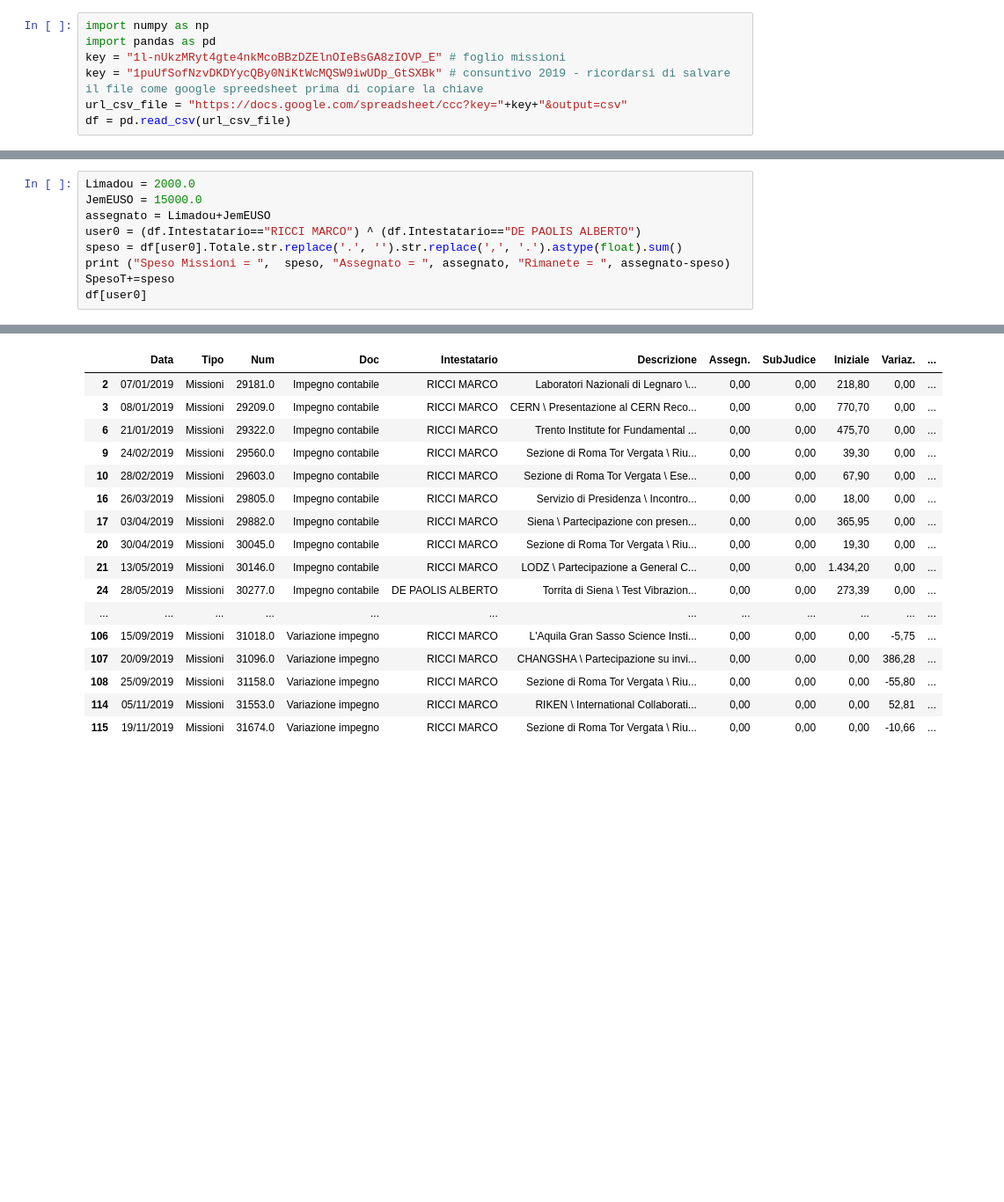
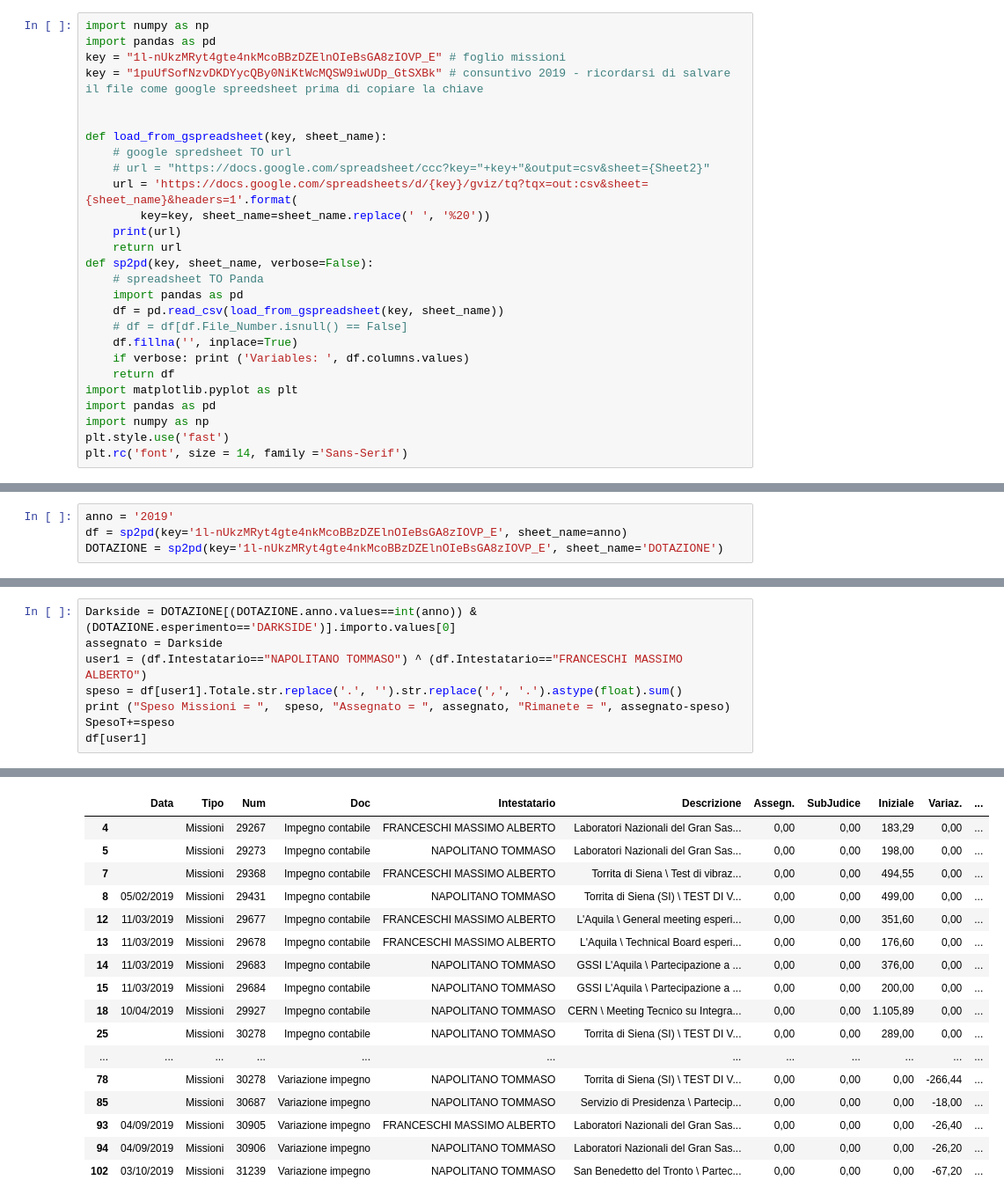
Before and after one commit to gmazzitelli/GSN2, a Jupyter notebook: MissioniDotazioni.ipynb, the cells around one changed output, grey strips where cells are left out. Shown at 88% size. Saved outputs shown, nothing was run; the diff lists cells and outputs as text; blank space fills up the shorter version.

```diff
--- a/MissioniDotazioni.ipynb
+++ b/MissioniDotazioni.ipynb
@@ -15,5 +12,25 @@ import numpy as np
 import pandas as pd
 key = "1l-nUkzMRyt4gte4nkMcoBBzDZElnOIeBsGA8zIOVP_E" # foglio missioni
 key = "1puUfSofNzvDKDYycQBy0NiKtWcMQSW9iwUDp_GtSXBk" # consuntivo 2019 - ricordarsi di salvare il file come google spreedsheet prima di copiare la chiave
-url_csv_file = "https://docs.google.com/spreadsheet/ccc?key="+key+"&output=csv"
-df = pd.read_csv(url_csv_file)
+
+
+def load_from_gspreadsheet(key, sheet_name):
+    # google spredsheet TO url
+    # url = "https://docs.google.com/spreadsheet/ccc?key="+key+"&output=csv&sheet={Sheet2}"
+    url = 'https://docs.google.com/spreadsheets/d/{key}/gviz/tq?tqx=out:csv&sheet={sheet_name}&headers=1'.format(
+        key=key, sheet_name=sheet_name.replace(' ', '%20'))
+    print(url)
+    return url
+def sp2pd(key, sheet_name, verbose=False):
+    # spreadsheet TO Panda
+    import pandas as pd
+    df = pd.read_csv(load_from_gspreadsheet(key, sheet_name))
+    # df = df[df.File_Number.isnull() == False]
+    df.fillna('', inplace=True)
+    if verbose: print ('Variables: ', df.columns.values)
+    return df
+import matplotlib.pyplot as plt
+import pandas as pd
+import numpy as np
+plt.style.use('fast')
+plt.rc('font', size = 14, family ='Sans-Serif')
@@ -35,0 +37,4 @@ df
+# %%
+anno = '2019'
+df = sp2pd(key='1l-nUkzMRyt4gte4nkMcoBBzDZElnOIeBsGA8zIOVP_E', sheet_name=anno)
+DOTAZIONE = sp2pd(key='1l-nUkzMRyt4gte4nkMcoBBzDZElnOIeBsGA8zIOVP_E', sheet_name='DOTAZIONE')
@@ -62,12 +95,11 @@ Rettaroli Alessio              1
 DELL'AGNELLO SIMONE            1
 Name: Intestatario, dtype: int64
 # %%
-Limadou = 2000.0
-JemEUSO = 15000.0
-assegnato = Limadou+JemEUSO
-user0 = (df.Intestatario=="RICCI MARCO") ^ (df.Intestatario=="DE PAOLIS ALBERTO")
-speso = df[user0].Totale.str.replace('.', '').str.replace(',', '.').astype(float).sum()
+Darkside = DOTAZIONE[(DOTAZIONE.anno.values==int(anno)) & (DOTAZIONE.esperimento=='DARKSIDE')].importo.values[0]
+assegnato = Darkside
+user1 = (df.Intestatario=="NAPOLITANO TOMMASO") ^ (df.Intestatario=="FRANCESCHI MASSIMO ALBERTO")
+speso = df[user1].Totale.str.replace('.', '').str.replace(',', '.').astype(float).sum()
 print ("Speso Missioni = ",  speso, "Assegnato = ", assegnato, "Rimanete = ", assegnato-speso)
 SpesoT+=speso
-df[user0]
+df[user1]
 # %% [output]
@@ -75,18 +107,18 @@ Speso Missioni =  17962.190000000002 Assegnato =  17000.0 Rimanete =  -962.19000
 |  | Data | Tipo | Num | Doc | Intestatario | Descrizione | Assegn. | SubJudice | Iniziale | Variaz. | ... |
-| 2 | 07/01/2019 | Missioni | 29181.0 | Impegno contabile | RICCI MARCO | Laboratori Nazionali di Legnaro \... | 0,00 | 0,00 | 218,80 | 0,00 | ... |
-| 3 | 08/01/2019 | Missioni | 29209.0 | Impegno contabile | RICCI MARCO | CERN \ Presentazione al CERN Reco... | 0,00 | 0,00 | 770,70 | 0,00 | ... |
-| 6 | 21/01/2019 | Missioni | 29322.0 | Impegno contabile | RICCI MARCO | Trento Institute for Fundamental ... | 0,00 | 0,00 | 475,70 | 0,00 | ... |
-| 9 | 24/02/2019 | Missioni | 29560.0 | Impegno contabile | RICCI MARCO | Sezione di Roma Tor Vergata \ Riu... | 0,00 | 0,00 | 39,30 | 0,00 | ... |
-| 10 | 28/02/2019 | Missioni | 29603.0 | Impegno contabile | RICCI MARCO | Sezione di Roma Tor Vergata \ Ese... | 0,00 | 0,00 | 67,90 | 0,00 | ... |
-| 16 | 26/03/2019 | Missioni | 29805.0 | Impegno contabile | RICCI MARCO | Servizio di Presidenza \ Incontro... | 0,00 | 0,00 | 18,00 | 0,00 | ... |
-| 17 | 03/04/2019 | Missioni | 29882.0 | Impegno contabile | RICCI MARCO | Siena \ Partecipazione con presen... | 0,00 | 0,00 | 365,95 | 0,00 | ... |
-| 20 | 30/04/2019 | Missioni | 30045.0 | Impegno contabile | RICCI MARCO | Sezione di Roma Tor Vergata \ Riu... | 0,00 | 0,00 | 19,30 | 0,00 | ... |
-| 21 | 13/05/2019 | Missioni | 30146.0 | Impegno contabile | RICCI MARCO | LODZ \ Partecipazione a General C... | 0,00 | 0,00 | 1.434,20 | 0,00 | ... |
-| 24 | 28/05/2019 | Missioni | 30277.0 | Impegno contabile | DE PAOLIS ALBERTO | Torrita di Siena \ Test Vibrazion... | 0,00 | 0,00 | 273,39 | 0,00 | ... |
+| 4 |  | Missioni | 29267 | Impegno contabile | FRANCESCHI MASSIMO ALBERTO | Laboratori Nazionali del Gran Sas... | 0,00 | 0,00 | 183,29 | 0,00 | ... |
+| 5 |  | Missioni | 29273 | Impegno contabile | NAPOLITANO TOMMASO | Laboratori Nazionali del Gran Sas... | 0,00 | 0,00 | 198,00 | 0,00 | ... |
+| 7 |  | Missioni | 29368 | Impegno contabile | FRANCESCHI MASSIMO ALBERTO | Torrita di Siena \ Test di vibraz... | 0,00 | 0,00 | 494,55 | 0,00 | ... |
+| 8 | 05/02/2019 | Missioni | 29431 | Impegno contabile | NAPOLITANO TOMMASO | Torrita di Siena (SI) \ TEST DI V... | 0,00 | 0,00 | 499,00 | 0,00 | ... |
+| 12 | 11/03/2019 | Missioni | 29677 | Impegno contabile | FRANCESCHI MASSIMO ALBERTO | L'Aquila \ General meeting esperi... | 0,00 | 0,00 | 351,60 | 0,00 | ... |
+| 13 | 11/03/2019 | Missioni | 29678 | Impegno contabile | FRANCESCHI MASSIMO ALBERTO | L'Aquila \ Technical Board esperi... | 0,00 | 0,00 | 176,60 | 0,00 | ... |
+| 14 | 11/03/2019 | Missioni | 29683 | Impegno contabile | NAPOLITANO TOMMASO | GSSI L'Aquila \ Partecipazione a ... | 0,00 | 0,00 | 376,00 | 0,00 | ... |
+| 15 | 11/03/2019 | Missioni | 29684 | Impegno contabile | NAPOLITANO TOMMASO | GSSI L'Aquila \ Partecipazione a ... | 0,00 | 0,00 | 200,00 | 0,00 | ... |
+| 18 | 10/04/2019 | Missioni | 29927 | Impegno contabile | NAPOLITANO TOMMASO | CERN \ Meeting Tecnico su Integra... | 0,00 | 0,00 | 1.105,89 | 0,00 | ... |
+| 25 |  | Missioni | 30278 | Impegno contabile | NAPOLITANO TOMMASO | Torrita di Siena (SI) \ TEST DI V... | 0,00 | 0,00 | 289,00 | 0,00 | ... |
 | ... | ... | ... | ... | ... | ... | ... | ... | ... | ... | ... | ... |
-| 106 | 15/09/2019 | Missioni | 31018.0 | Variazione impegno | RICCI MARCO | L'Aquila Gran Sasso Science Insti... | 0,00 | 0,00 | 0,00 | -5,75 | ... |
-| 107 | 20/09/2019 | Missioni | 31096.0 | Variazione impegno | RICCI MARCO | CHANGSHA \ Partecipazione su invi... | 0,00 | 0,00 | 0,00 | 386,28 | ... |
-| 108 | 25/09/2019 | Missioni | 31158.0 | Variazione impegno | RICCI MARCO | Sezione di Roma Tor Vergata \ Riu... | 0,00 | 0,00 | 0,00 | -55,80 | ... |
-| 114 | 05/11/2019 | Missioni | 31553.0 | Variazione impegno | RICCI MARCO | RIKEN \ International Collaborati... | 0,00 | 0,00 | 0,00 | 52,81 | ... |
-| 115 | 19/11/2019 | Missioni | 31674.0 | Variazione impegno | RICCI MARCO | Sezione di Roma Tor Vergata \ Riu... | 0,00 | 0,00 | 0,00 | -10,66 | ... |
+| 78 |  | Missioni | 30278 | Variazione impegno | NAPOLITANO TOMMASO | Torrita di Siena (SI) \ TEST DI V... | 0,00 | 0,00 | 0,00 | -266,44 | ... |
+| 85 |  | Missioni | 30687 | Variazione impegno | NAPOLITANO TOMMASO | Servizio di Presidenza \ Partecip... | 0,00 | 0,00 | 0,00 | -18,00 | ... |
+| 93 | 04/09/2019 | Missioni | 30905 | Variazione impegno | FRANCESCHI MASSIMO ALBERTO | Laboratori Nazionali del Gran Sas... | 0,00 | 0,00 | 0,00 | -26,40 | ... |
+| 94 | 04/09/2019 | Missioni | 30906 | Variazione impegno | NAPOLITANO TOMMASO | Laboratori Nazionali del Gran Sas... | 0,00 | 0,00 | 0,00 | -26,20 | ... |
+| 102 | 03/10/2019 | Missioni | 31239 | Variazione impegno | NAPOLITANO TOMMASO | San Benedetto del Tronto \ Partec... | 0,00 | 0,00 | 0,00 | -67,20 | ... |
 # %%
```
Also changed, not shown: parts of 14 cells of this notebook.
